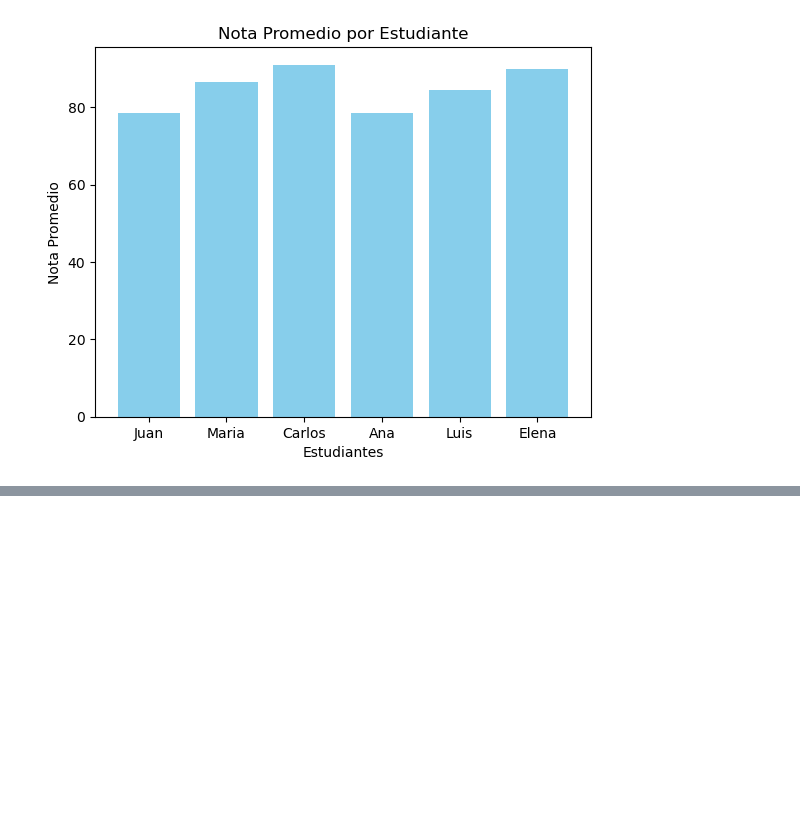
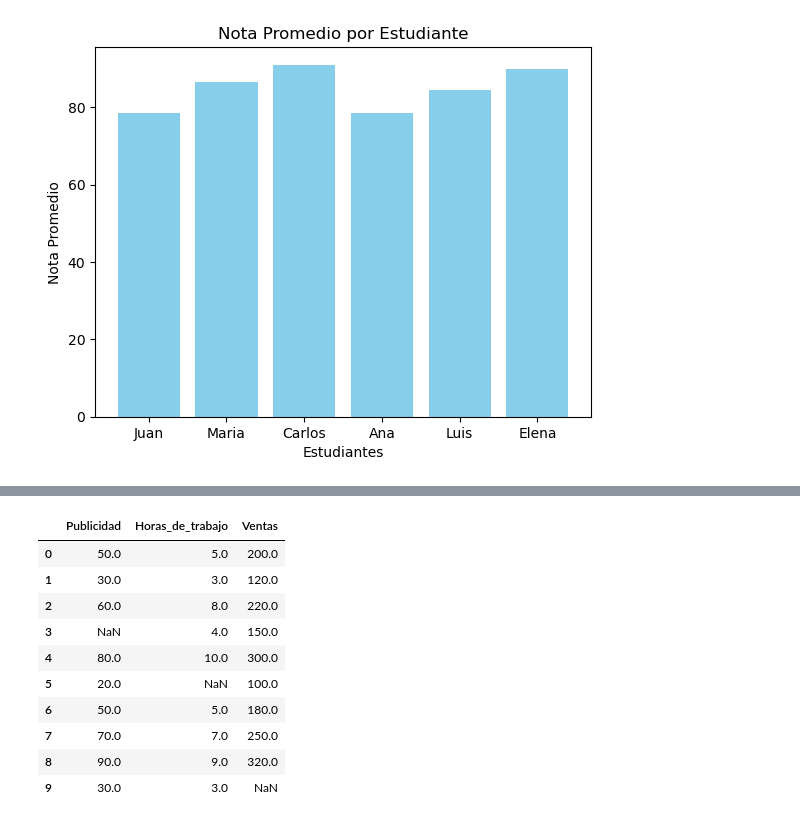
Before and after one commit to PyarmandoCode/Python_MA, a Jupyter notebook: Clase05/Clase05.ipynb, the cells around one changed output, grey strips where cells are left out. Saved outputs shown, nothing was run; the diff lists cells and outputs as text; code cells hidden in the pictures; blank space fills up the shorter version.

```diff
--- a/Clase05/Clase05.ipynb
+++ b/Clase05/Clase05.ipynb
@@ -107,0 +122,20 @@ plt.show()
+# %%
+data = pd.DataFrame({
+    'Publicidad': [50, 30, 60, np.nan, 80, 20, 50, 70, 90, 30],
+    'Horas_de_trabajo': [5, 3, 8, 4, 10, np.nan, 5, 7, 9, 3],
+    'Ventas': [200, 120, 220, 150, 300, 100, 180, 250, 320, np.nan]
+})
+
+data
+# %% [output]
+|  | Publicidad | Horas_de_trabajo | Ventas |
+| 0 | 50.0 | 5.0 | 200.0 |
+| 1 | 30.0 | 3.0 | 120.0 |
+| 2 | 60.0 | 8.0 | 220.0 |
+| 3 | NaN | 4.0 | 150.0 |
+| 4 | 80.0 | 10.0 | 300.0 |
+| 5 | 20.0 | NaN | 100.0 |
+| 6 | 50.0 | 5.0 | 180.0 |
+| 7 | 70.0 | 7.0 | 250.0 |
+| 8 | 90.0 | 9.0 | 320.0 |
+| 9 | 30.0 | 3.0 | NaN |
```
Also changed, not shown: parts of 7 cells of this notebook.
